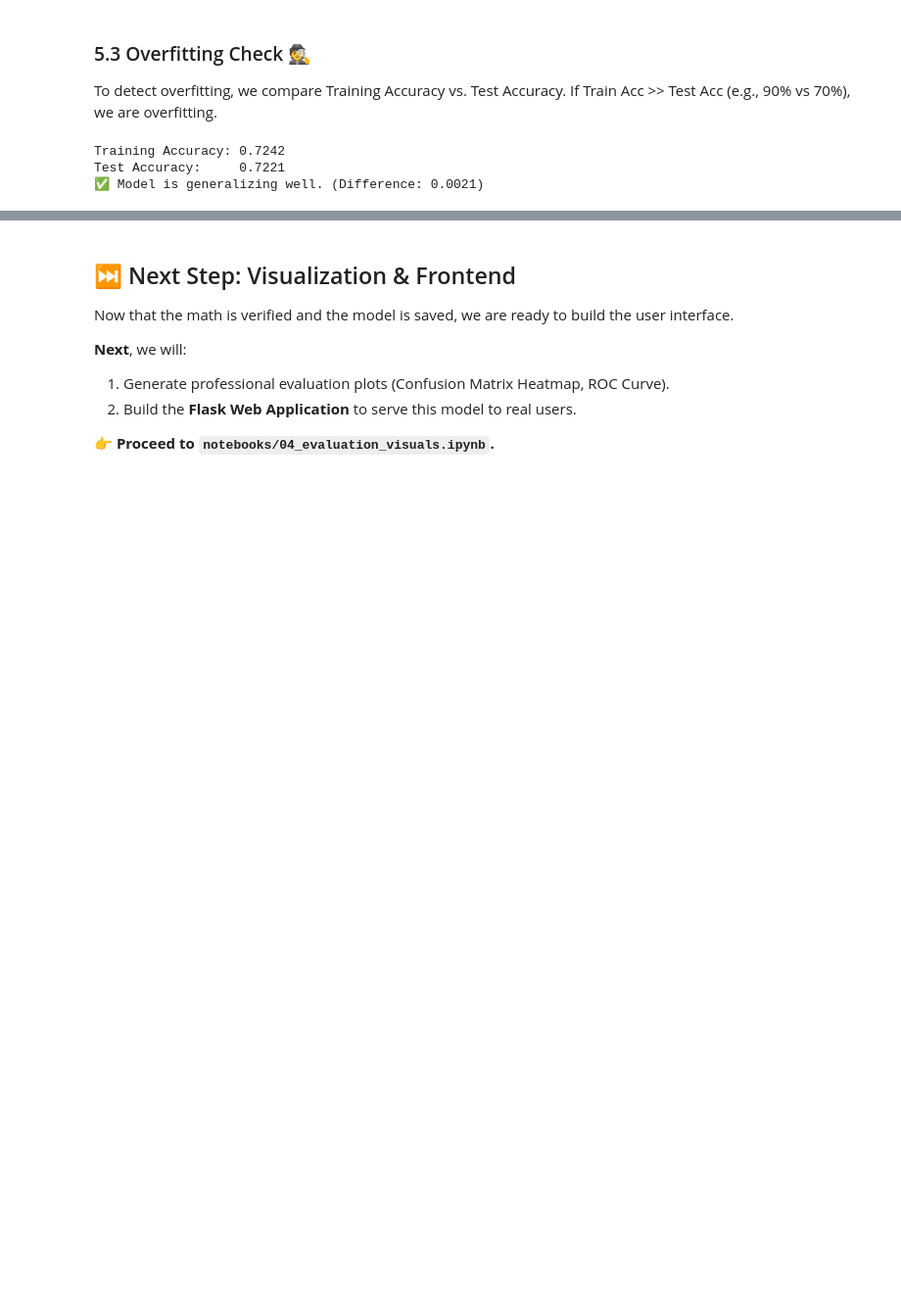
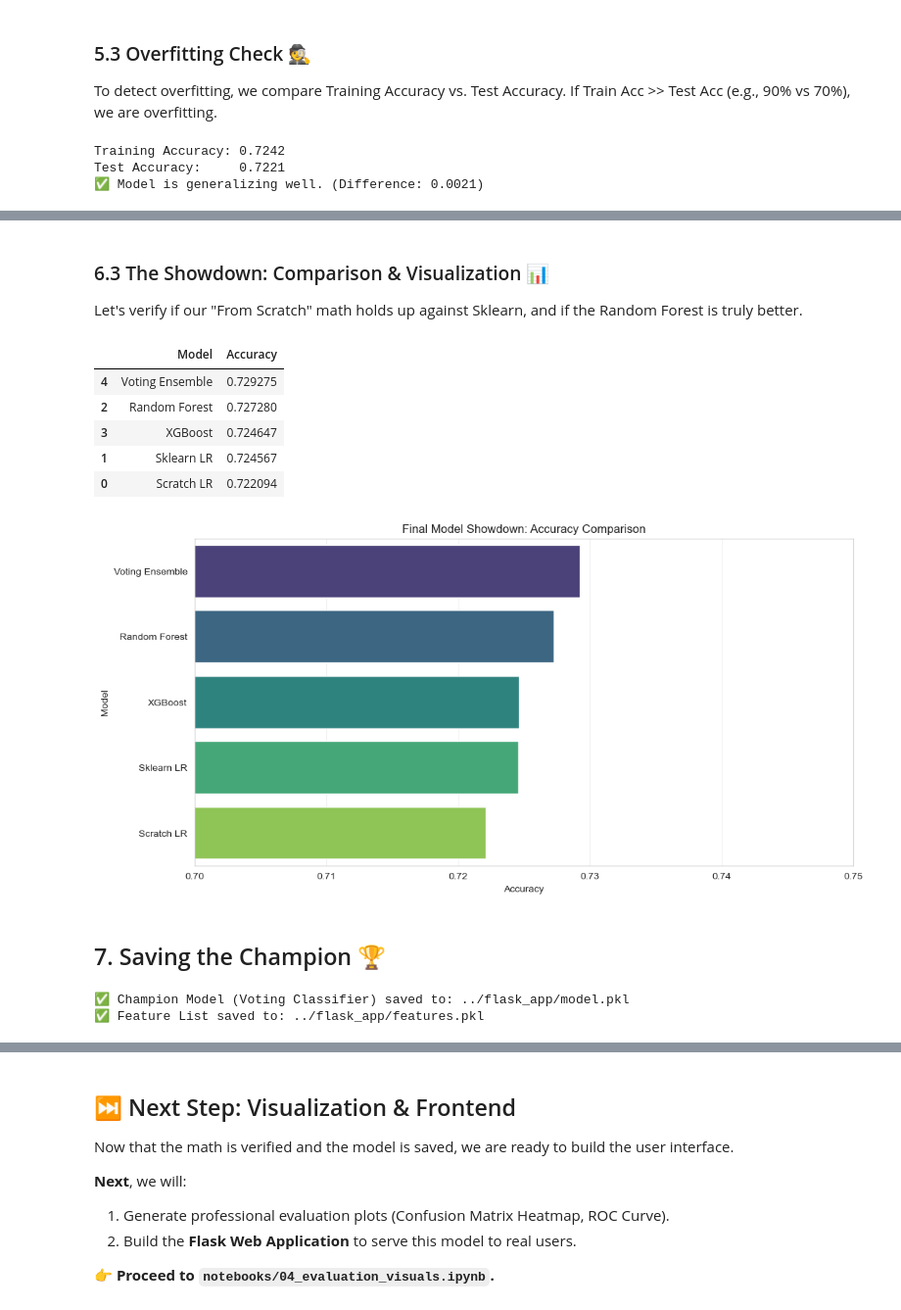
Before and after one commit to Yash-Kakadiya/cardio-sense, a Jupyter notebook: notebooks/03_model_from_scratch.ipynb, the cells around one changed output, grey strips where cells are left out. Shown at 98% size. Saved outputs shown, nothing was run; the diff lists cells and outputs as text; code cells hidden in the pictures; blank space fills up the shorter version.

```diff
--- a/notebooks/03_model_from_scratch.ipynb
+++ b/notebooks/03_model_from_scratch.ipynb
@@ -530,0 +549,24 @@ print(f"✅ Best model saved to: {model_filename}")
+# %%
+print("⏳ Training Voting Classifier (The Ensemble)...")
+
+# We combine RF, XGB, and GB using 'soft' voting (averaging probabilities)
+# This usually outperforms any single model
+voting_clf = VotingClassifier(
+    estimators=[
+        ("rf", clf_rf),
+        ("xgb", clf_xgb),
+        ("gb", clf_gb),
+        ("lr", clf_lr),  # Adding LR helps stabilize the trees
+    ],
+    voting="soft",
+)
+
+voting_clf.fit(X_train_opt, y_train)
+y_pred_vote = voting_clf.predict(X_test_opt)
+
+acc_vote = accuracy_score(y_test, y_pred_vote)
+f1_vote = f1_score(y_test, y_pred_vote)
+
+print(f"\n🏆 Voting Classifier Results:")
+print(f"Accuracy:  {acc_vote:.4f}")
+print(f"F1 Score:  {f1_vote:.4f}")
@@ -531,3 +581,55 @@ print(f"✅ Best model saved to: {model_filename}")
+# %% [markdown]
+### 6.3 The Showdown: Comparison & Visualization 📊
+Let's verify if our "From Scratch" math holds up against Sklearn, and if the Random Forest is truly better.
+# %%
+# Compare metrics
+models = ["Scratch LR", "Sklearn LR", "Random Forest", "XGBoost", "Voting Ensemble"]
+accuracies = [acc_scratch, acc_lr, acc_rf, acc_xgb, acc_vote]
+
+# Create DataFrame
+results_df = pd.DataFrame({"Model": models, "Accuracy": accuracies}).sort_values(
+    by="Accuracy", ascending=False
+)
+
+display(results_df)
+
+# Visualization
+plt.figure(figsize=(12, 6))
+sns.barplot(x="Accuracy", y="Model", data=results_df, hue="Model", palette="viridis")
+plt.title("Final Model Showdown: Accuracy Comparison")
+plt.xlim(0.7, 0.75)  # Zoom in to see the small differences
+plt.grid(axis="x", alpha=0.3)
+plt.show()
+# %% [output]
+|  | Model | Accuracy |
+| 4 | Voting Ensemble | 0.729275 |
+| 2 | Random Forest | 0.727280 |
+| 3 | XGBoost | 0.724647 |
+| 1 | Sklearn LR | 0.724567 |
+| 0 | Scratch LR | 0.722094 |
+[figure, added]
+# %% [markdown]
+## 7. Saving the Champion 🏆
+# %%
+import joblib
+
+# 1. Update Feature Names List
+# Get original names + 'pulse_pressure'
+feature_names = list(train_df.drop("cardio", axis=1).columns) + ["pulse_pressure"]
+
+# 2. Save the Voting Classifier (The Champion)
+model_filename = "../flask_app/model.pkl"
+joblib.dump(voting_clf, model_filename)
+
+# 3. Save Feature List
+feature_list_filename = "../flask_app/features.pkl"
+joblib.dump(feature_names, feature_list_filename)
+
+print(f"✅ Champion Model (Voting Classifier) saved to: {model_filename}")
+print(f"✅ Feature List saved to: {feature_list_filename}")
+# %% [output]
+✅ Champion Model (Voting Classifier) saved to: ../flask_app/model.pkl
+✅ Feature List saved to: ../flask_app/features.pkl
 # %% [markdown]
 ## 8. Conclusion 🏁
 
```
Also changed, not shown: parts of 14 cells of this notebook, 7 other files.
